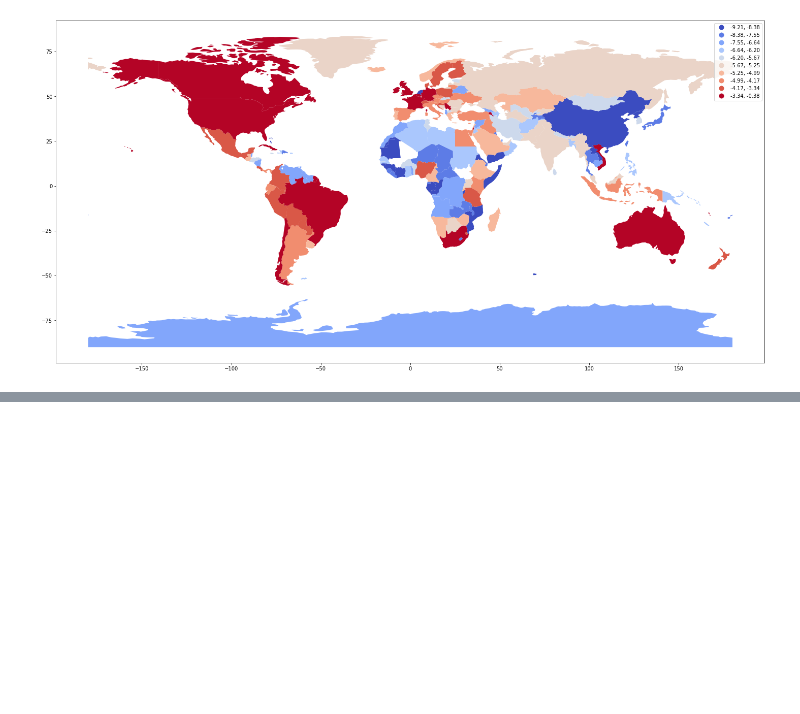
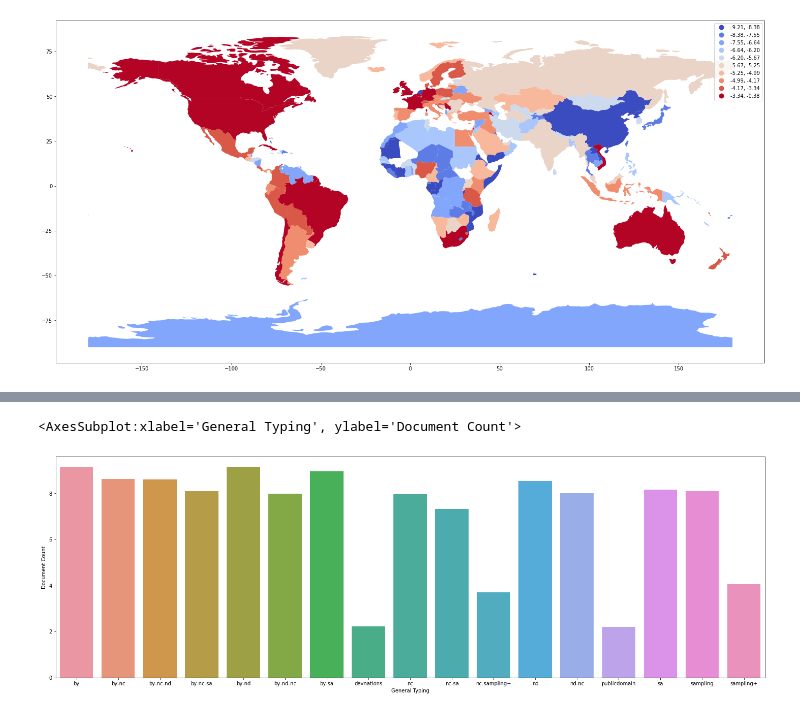
Before and after one commit to creativecommons/quantifying, a Jupyter notebook: visualization/visualization_engineering.ipynb, the cells around one changed output, grey strips where cells are left out. Saved outputs shown, nothing was run; the diff lists cells and outputs as text; code cells hidden in the pictures; blank space fills up the shorter version.

```diff
--- a/visualization/visualization_engineering.ipynb
+++ b/visualization/visualization_engineering.ipynb
@@ -880,0 +938,6 @@ geo_google_country_data_merged.plot(
+# %%
+vimeo_license_data_diag_3 = vimeo_license_data.drop(0, axis = 0)
+vimeo_license_data_diag_3 = vimeo_license_data_diag_3.assign(
+    Platform=["Vimeo"] * vimeo_license_data_diag_3.shape[0]
+)
+vimeo_license_data_diag_3.head(1)
@@ -880,0 +1025,16 @@ geo_google_country_data_merged.plot(
+# %%
+tool_license_typing_merge_d3 = all_platforms_concat_diag_3[
+    all_platforms_concat_diag_3["Tool Typing"] == "licenses"
+][
+    ["General Typing", "Document Count"]
+].groupby("General Typing").agg(lambda x: np.log10(np.sum(x) + 0.1)).reset_index()
+tool_license_typing_merge_d3_figs = plt.subplots(figsize = (25, 8))
+sns.barplot(
+    data = tool_license_typing_merge_d3,
+    x = "General Typing",
+    y = "Document Count",
+    ax = tool_license_typing_merge_d3_figs[1]
+)
+# %% [output]
+<AxesSubplot:xlabel='General Typing', ylabel='Document Count'>
+[figure, added]
```
Also changed, not shown: parts of 35 cells of this notebook.
